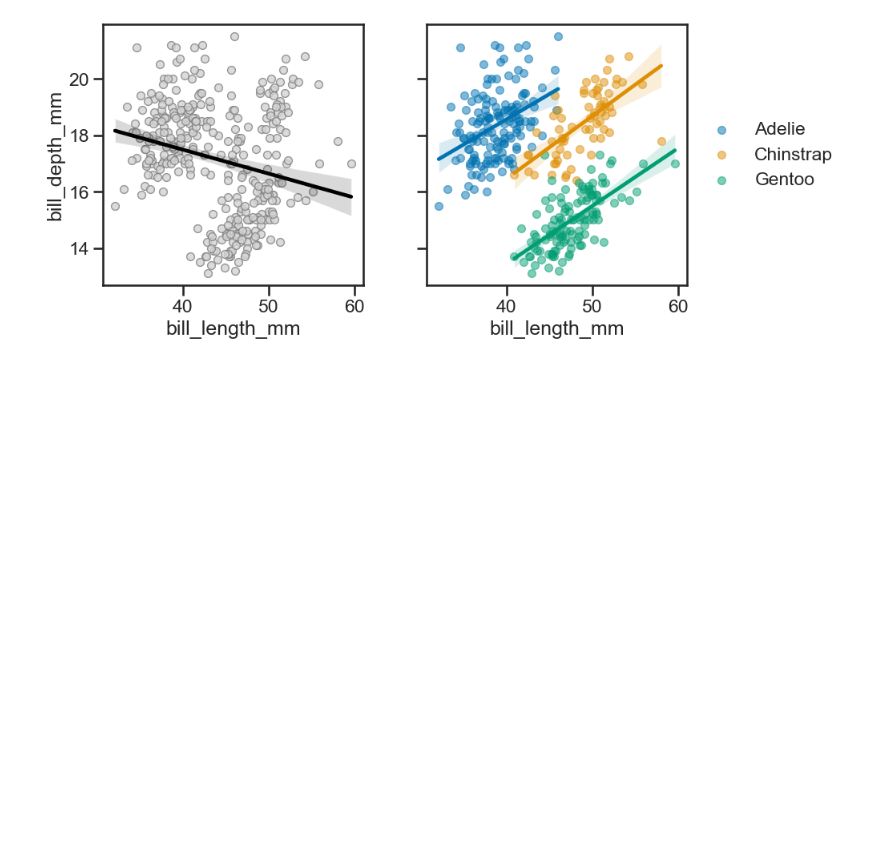
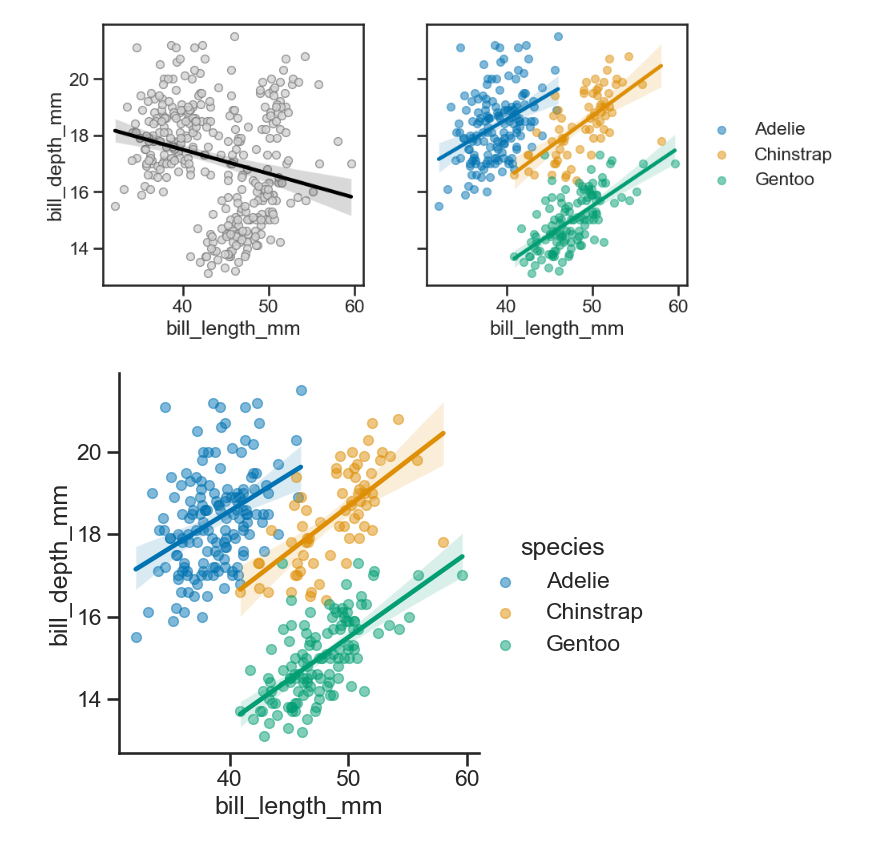
Before and after one commit to ctak/doit-pandas, a Jupyter notebook: visualization-seaborn.ipynb, the cells around one changed output. Saved outputs shown, nothing was run; the diff lists cells and outputs as text; code cells hidden in the pictures; blank space fills up the shorter version.

```diff
--- a/visualization-seaborn.ipynb
+++ b/visualization-seaborn.ipynb
@@ -262,3 +264,11 @@ axs[1].set_ylabel(' \n')
 fig.savefig('103_snsreglmplot_05.png')
 # %% [output]
 [figure]
+# %%
+g = sns.lmplot(x='bill_length_mm', y='bill_depth_mm', data=df_peng, hue='species',
+               height=5, aspect=1,
+               scatter_kws={'s': 50, 'alpha': 0.5})
+fig = g.fig
+fig.savefig('103_snsreglmplot_06.png')
+# %% [output]
+[figure, added]
```
Also changed, not shown: parts of 5 cells of this notebook, 4 other files.
